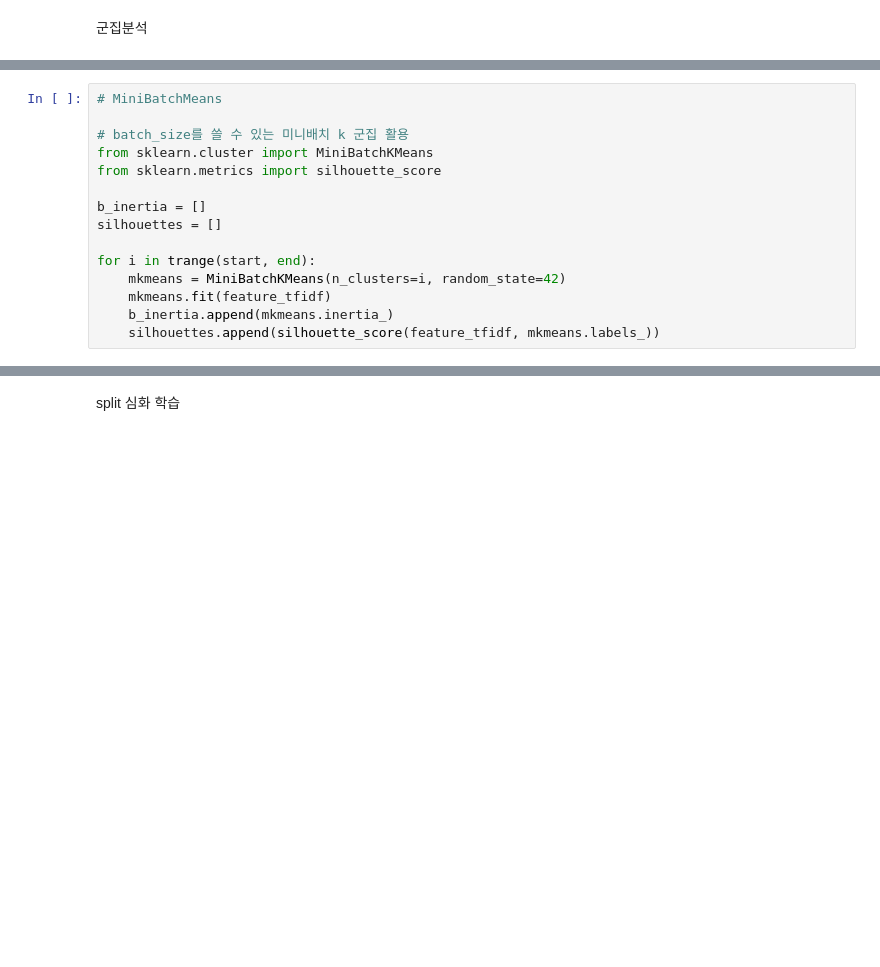
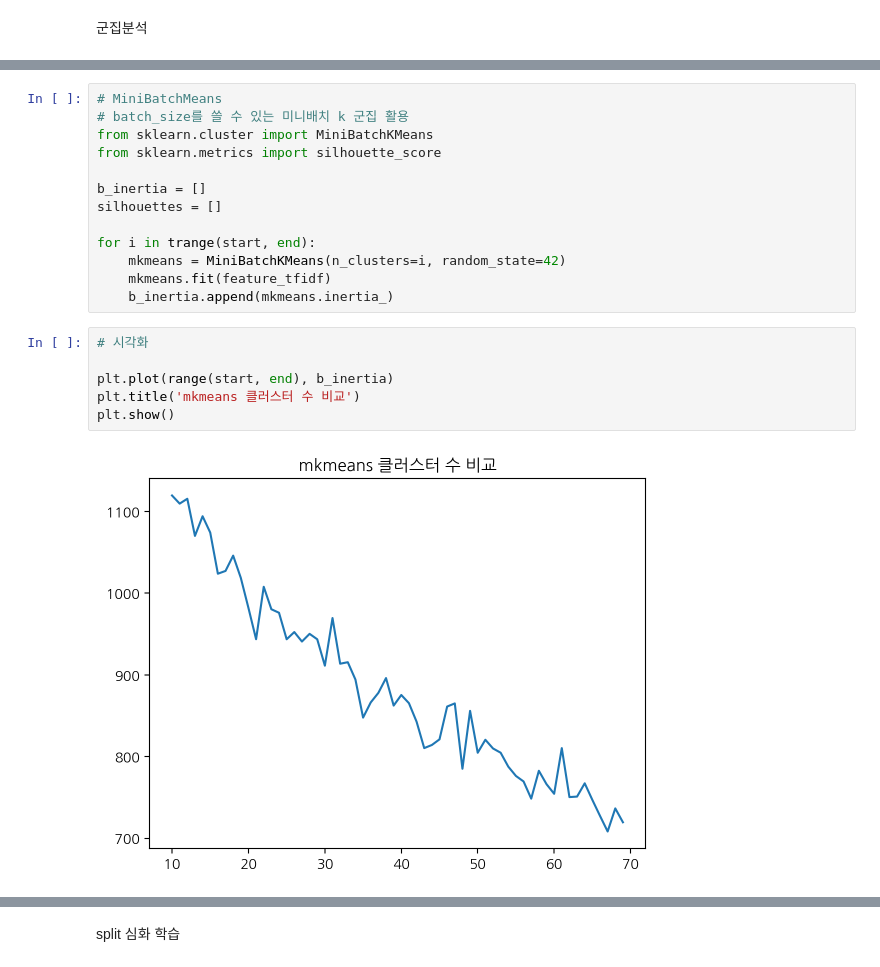
Before and after one commit to Kkimjiwoo/data_analysis_study, a Jupyter notebook: 실습/목표_comment_데이터분석.ipynb, the cells around one changed output, grey strips where cells are left out. Drawn from its saved outputs; the diff is of its cells as text; blank space fills up the shorter version.

Commit message:
전처리,CountVectorizer + TfidfTransformer, K-Means, MiniBatchKMeans+실루엣 그래프

```diff
--- a/실습/목표_comment_데이터분석.ipynb
+++ b/실습/목표_comment_데이터분석.ipynb
@@ -689,6 +732,5 @@ df['cluster'].value_counts().head(10)
 # %%
 # MiniBatchMeans
-
 # batch_size를 쓸 수 있는 미니배치 k 군집 활용
 from sklearn.cluster import MiniBatchKMeans
 from sklearn.metrics import silhouette_score
@@ -700,7 +742,14 @@ for i in trange(start, end):
     mkmeans = MiniBatchKMeans(n_clusters=i, random_state=42)
     mkmeans.fit(feature_tfidf)
     b_inertia.append(mkmeans.inertia_)
-    silhouettes.append(silhouette_score(feature_tfidf, mkmeans.labels_))
+# %%
+# 시각화
+
+plt.plot(range(start, end), b_inertia)
+plt.title('mkmeans 클러스터 수 비교')
+plt.show()
+# %% [output]
+[figure, added]
 # %%
 plt.figure(figsize = (15,4))
 plt.title('Silhouette Score')
```
Also changed, not shown: parts of 23 cells of this notebook.
